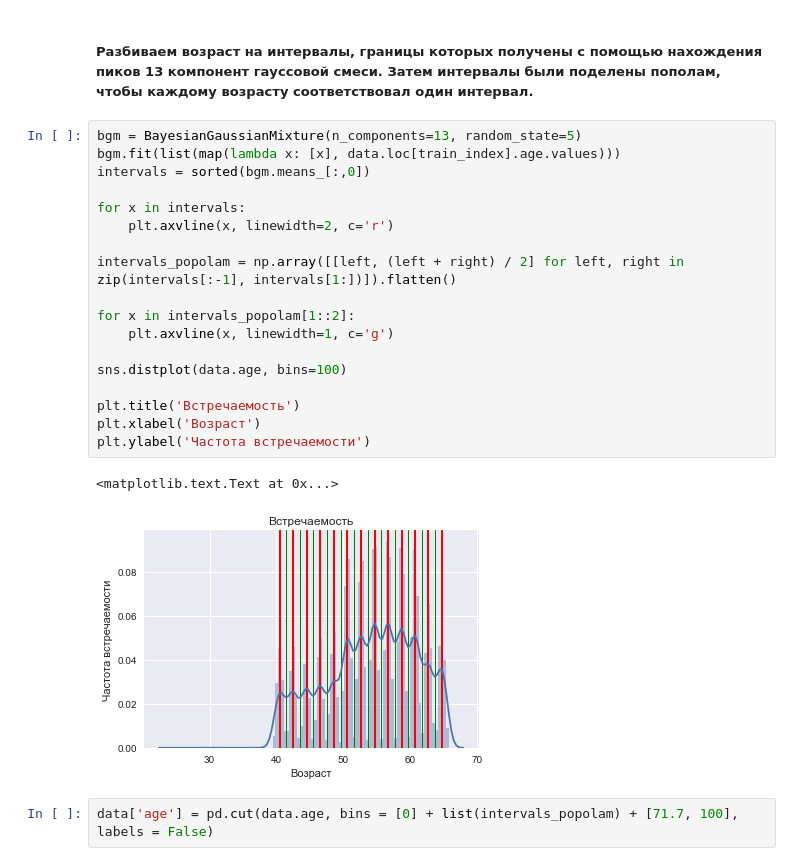
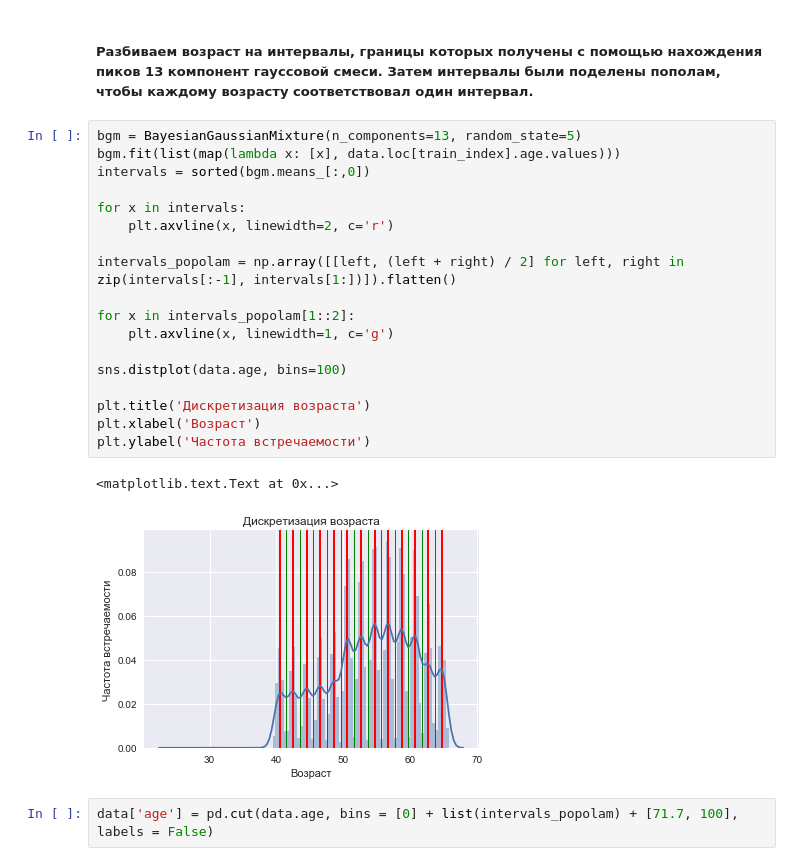
Before and after one commit to Njuton/MLBootcampV, a Jupyter notebook: mlbootcamp.ipynb, the cells around one changed output. Cells and saved outputs as stored; diff of their text form.

Commit message:
plot title

```diff
--- a/mlbootcamp.ipynb
+++ b/mlbootcamp.ipynb
@@ -434,24 +434,24 @@ data['age'] /= 360.25
 # %%
 bgm = BayesianGaussianMixture(n_components=13, random_state=5)
 bgm.fit(list(map(lambda x: [x], data.loc[train_index].age.values)))
 intervals = sorted(bgm.means_[:,0])
 
 for x in intervals:
     plt.axvline(x, linewidth=2, c='r')
 
 intervals_popolam = np.array([[left, (left + right) / 2] for left, right in zip(intervals[:-1], intervals[1:])]).flatten()
 
 for x in intervals_popolam[1::2]:
     plt.axvline(x, linewidth=1, c='g')
 
 sns.distplot(data.age, bins=100)
 
-plt.title('Встречаемость')
+plt.title('Дискретизация возраста')
 plt.xlabel('Возраст')
 plt.ylabel('Частота встречаемости')
 # %% [output]
 <matplotlib.text.Text at 0x...>
-[figure, old version]
+[figure, new version]
 # %%
 data['age'] = pd.cut(data.age, bins = [0] + list(intervals_popolam) + [71.7, 100], labels = False)
 # %%
```
Also changed, not shown: parts of 1 cell of this notebook.
